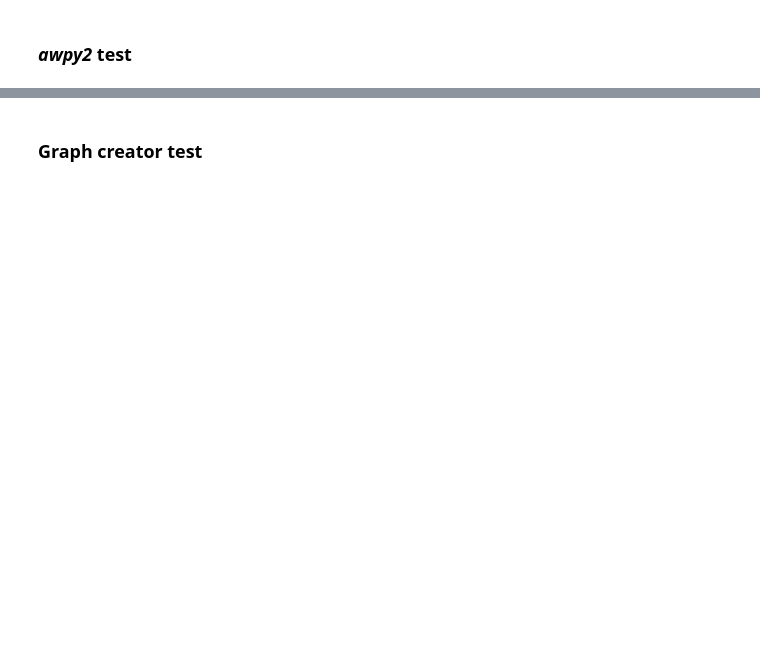
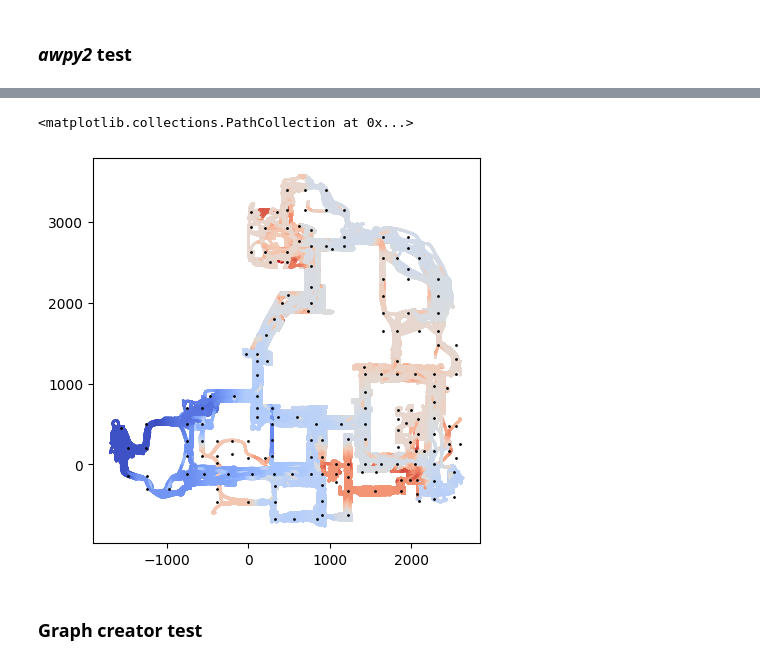
Before and after one commit to szmidapatrik/c2m1TPaeVlsln, a Jupyter notebook: proj/graph_dataset/CS2_dataset_package_test.ipynb, the cells around one changed output, grey strips where cells are left out. Drawn from its saved outputs; the diff is of its cells as text; code cells hidden in the pictures; blank space fills up the shorter version.

```diff
--- a/proj/graph_dataset/CS2_dataset_package_test.ipynb
+++ b/proj/graph_dataset/CS2_dataset_package_test.ipynb
@@ -113,3 +117,11 @@ dem.ticks
+# %%
+plt.figure(figsize=(5, 5))
+plt.scatter(dem.ticks['X'], dem.ticks['Y'], c=dem.ticks['Z'], cmap='coolwarm', s=1)
+nodes = pd.read_csv('../../data/inferno_graph/graph_models/manual/nodes_v1_5.csv')
+plt.scatter(nodes['x'], nodes['y'], c='black', s=1)
+# %% [output]
+<matplotlib.collections.PathCollection at 0x...>
+[figure, added]
 # %% [markdown]
 ### Graph creator test
 # %%
```
Also changed, not shown: parts of 6 cells of this notebook, 1 other file.
